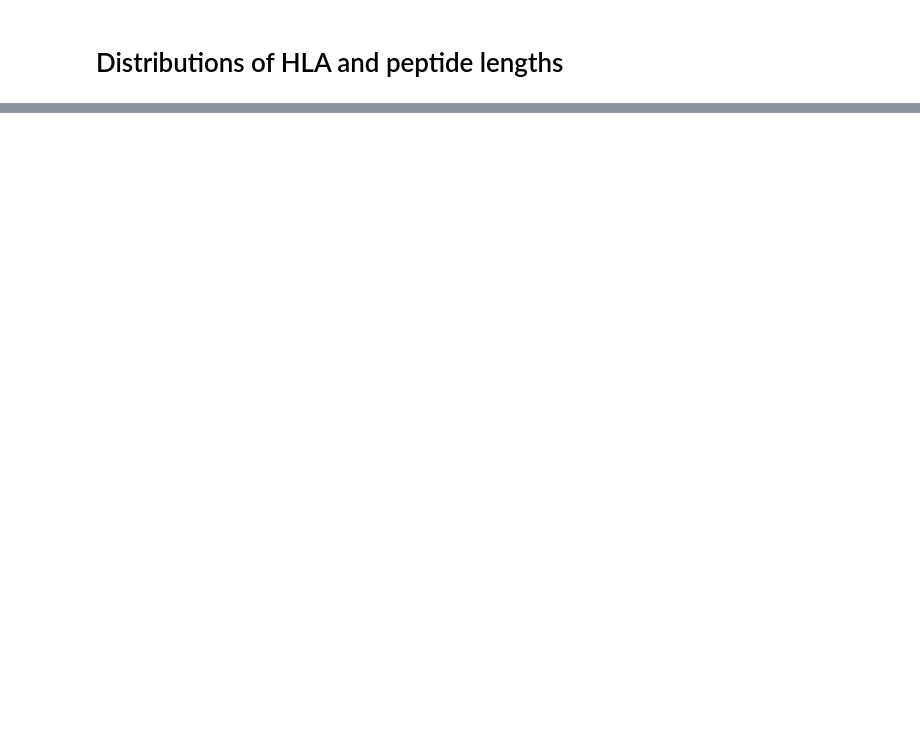
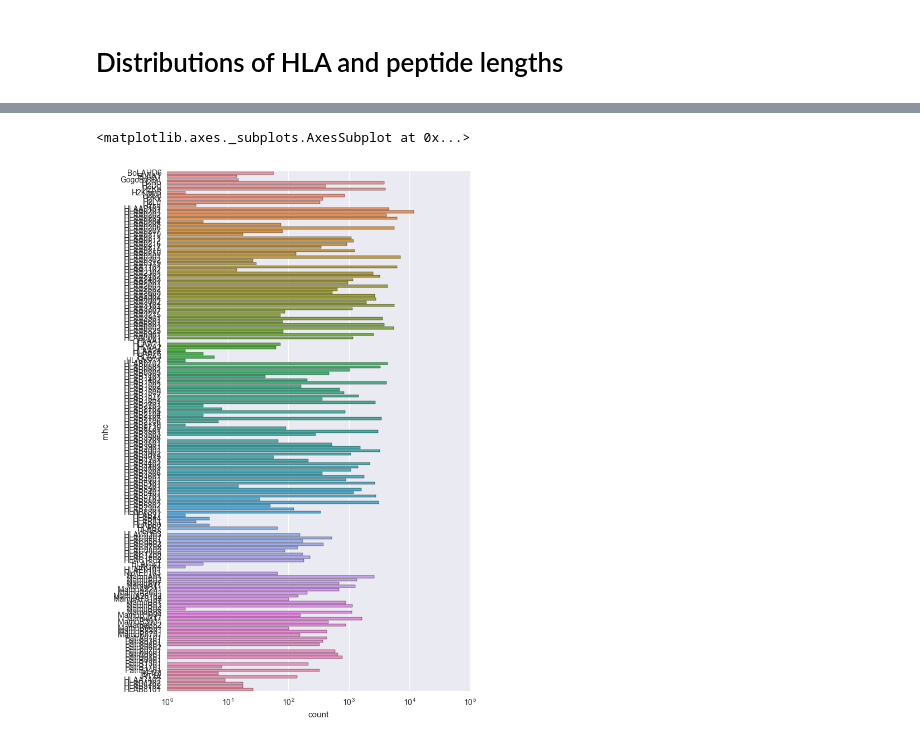
Before and after one commit to imminfo/mhc, a Jupyter notebook: eda.ipynb, the cells around one changed output, grey strips where cells are left out. Cells and saved outputs as stored; diff of their text form; code cells hidden in the pictures; blank space fills up the shorter version.

```diff
--- a/eda.ipynb
+++ b/eda.ipynb
@@ -62,0 +82,7 @@ sns.countplot(x = "species", data=df, ax=ax)
+# %%
+f, ax = plt.subplots(figsize=(7, 12))
+ax.set(xscale="log")
+sns.countplot(y="mhc", data=df)
+# %% [output]
+<matplotlib.axes._subplots.AxesSubplot at 0x...>
+[figure, added]
```
Also changed, not shown: parts of 5 cells of this notebook.
